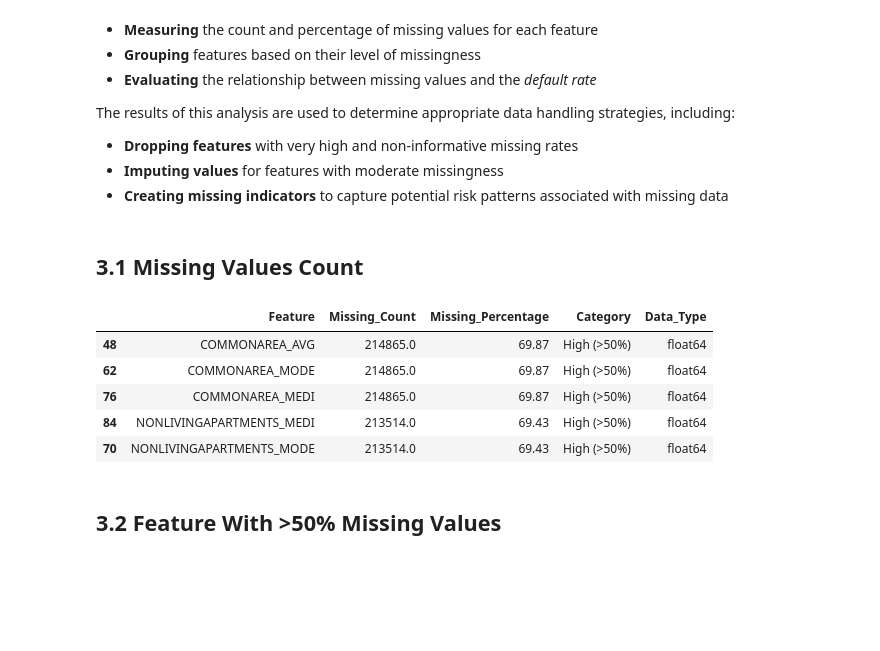
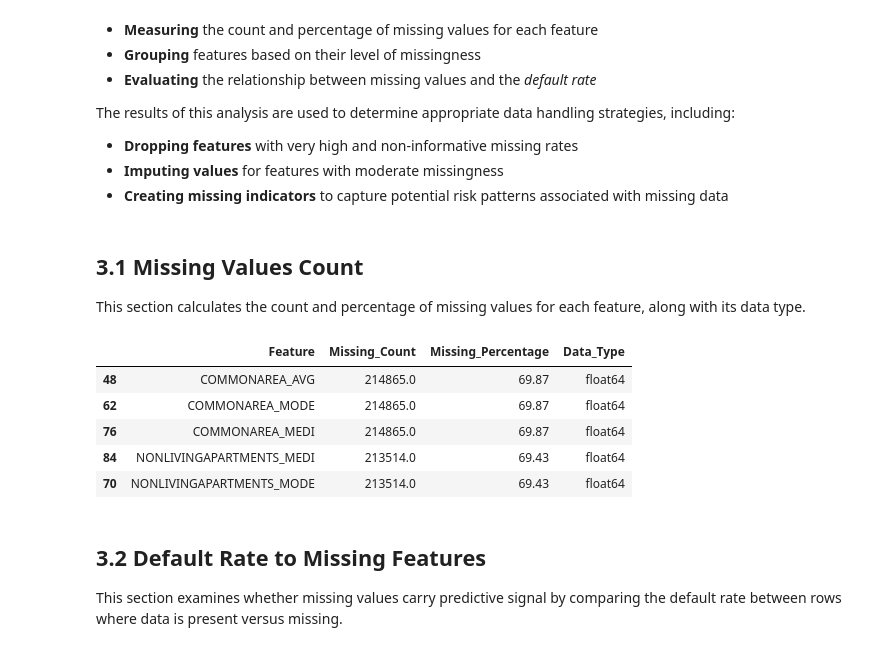
Before and after one commit to oknardo/Home_Credit_Scorecard_Model, a Jupyter notebook: EDA_application_train.ipynb, the cells around one changed output. Cells and saved outputs as stored; diff of their text form; code cells hidden in the pictures; blank space fills up the shorter version.

```diff
--- a/EDA_application_train.ipynb
+++ b/EDA_application_train.ipynb
@@ -245,47 +255,37 @@ The results of this analysis are used to determine appropriate data handling str
 - **Creating missing indicators** to capture potential risk patterns associated with missing data
 # %% [markdown]
 ## 3.1 Missing Values Count
+This section calculates the count and percentage of missing values for each feature,
+along with its data type.
 # %%
-# Missing Value Percentage + Category
+# Build missing value summary: count, percentage, and data type per feature
 missing_df = (
     df_app_train.isnull()
     .agg(['sum', 'mean'])
     .T
     .reset_index()
     .rename(columns={
         'index': 'Feature',
         'sum': 'Missing_Count',
         'mean': 'Missing_Percentage'
     })
+    .assign(
+        Missing_Percentage=lambda x: (x['Missing_Percentage'] * 100).round(2),
+        Data_Type=lambda x: x['Feature'].map(df_app_train.dtypes)
+    )
+    .sort_values(by='Missing_Percentage', ascending=False)
 )
 
-# Convert to percentage
-missing_df['Missing_Percentage'] = (missing_df['Missing_Percentage'] * 100).round(2)
-
-# Add Category
-missing_df['Category'] = pd.cut(
-    missing_df['Missing_Percentage'],
-    bins=[-1, 20, 50, 100],
-    labels=['Low (<20%)', 'Medium (20–50%)', 'High (>50%)']
-)
-
-# Add Data Type
-missing_df['Data_Type'] = missing_df['Feature'].map(df_app_train.dtypes)
-
-# Sort
-missing_df = missing_df.sort_values(
-    by='Missing_Percentage',
-    ascending=False
-)
-
-missing_df.head(5)
+missing_df.head()
 # %% [output]
-|  | Feature | Missing_Count | Missing_Percentage | Category | Data_Type |
-| 48 | COMMONAREA_AVG | 214865.0 | 69.87 | High (>50%) | float64 |
-| 62 | COMMONAREA_MODE | 214865.0 | 69.87 | High (>50%) | float64 |
-| 76 | COMMONAREA_MEDI | 214865.0 | 69.87 | High (>50%) | float64 |
-| 84 | NONLIVINGAPARTMENTS_MEDI | 213514.0 | 69.43 | High (>50%) | float64 |
-| 70 | NONLIVINGAPARTMENTS_MODE | 213514.0 | 69.43 | High (>50%) | float64 |
+|  | Feature | Missing_Count | Missing_Percentage | Data_Type |
+| 48 | COMMONAREA_AVG | 214865.0 | 69.87 | float64 |
+| 62 | COMMONAREA_MODE | 214865.0 | 69.87 | float64 |
+| 76 | COMMONAREA_MEDI | 214865.0 | 69.87 | float64 |
+| 84 | NONLIVINGAPARTMENTS_MEDI | 213514.0 | 69.43 | float64 |
+| 70 | NONLIVINGAPARTMENTS_MODE | 213514.0 | 69.43 | float64 |
 # %% [markdown]
-## 3.2 Feature With >50% Missing Values
+## 3.2 Default Rate to Missing Features
+This section examines whether missing values carry predictive signal by comparing
+the default rate between rows where data is present versus missing.
 # %%
```
Also changed, not shown: parts of 18 cells of this notebook.
